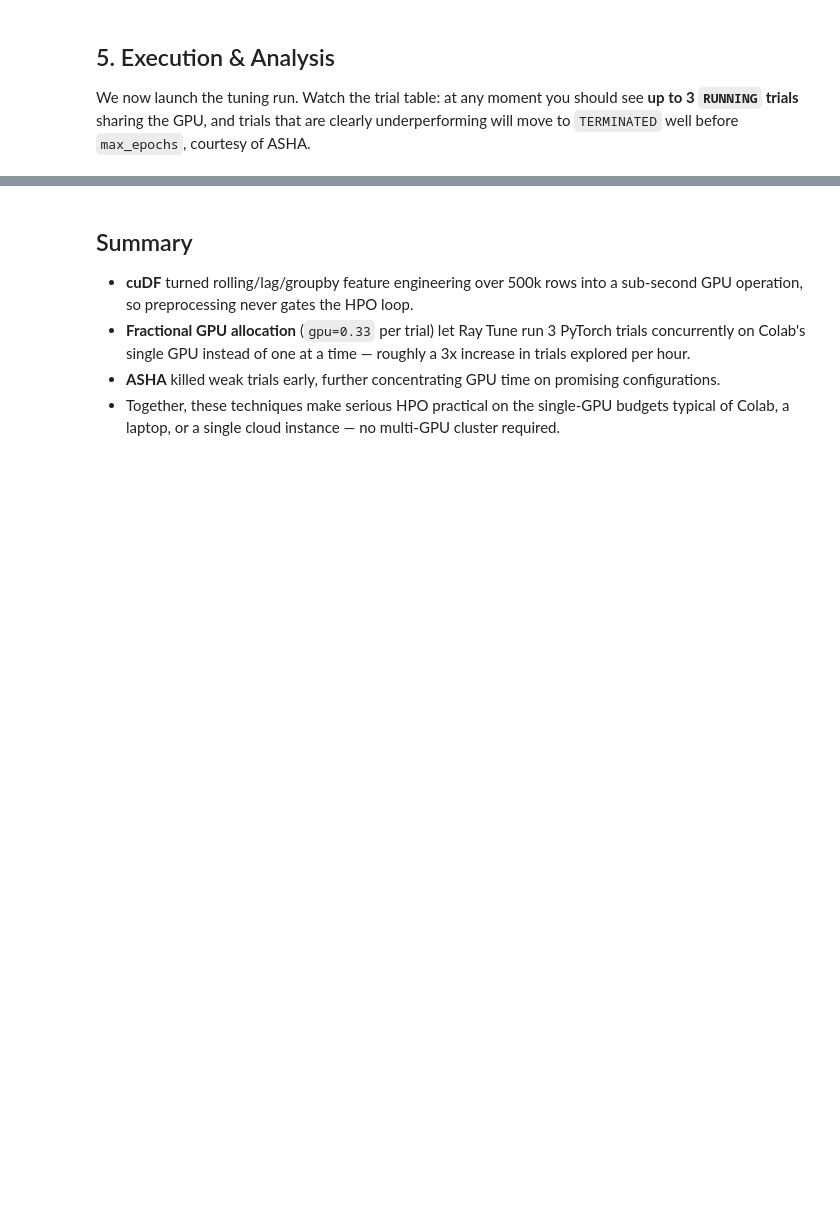
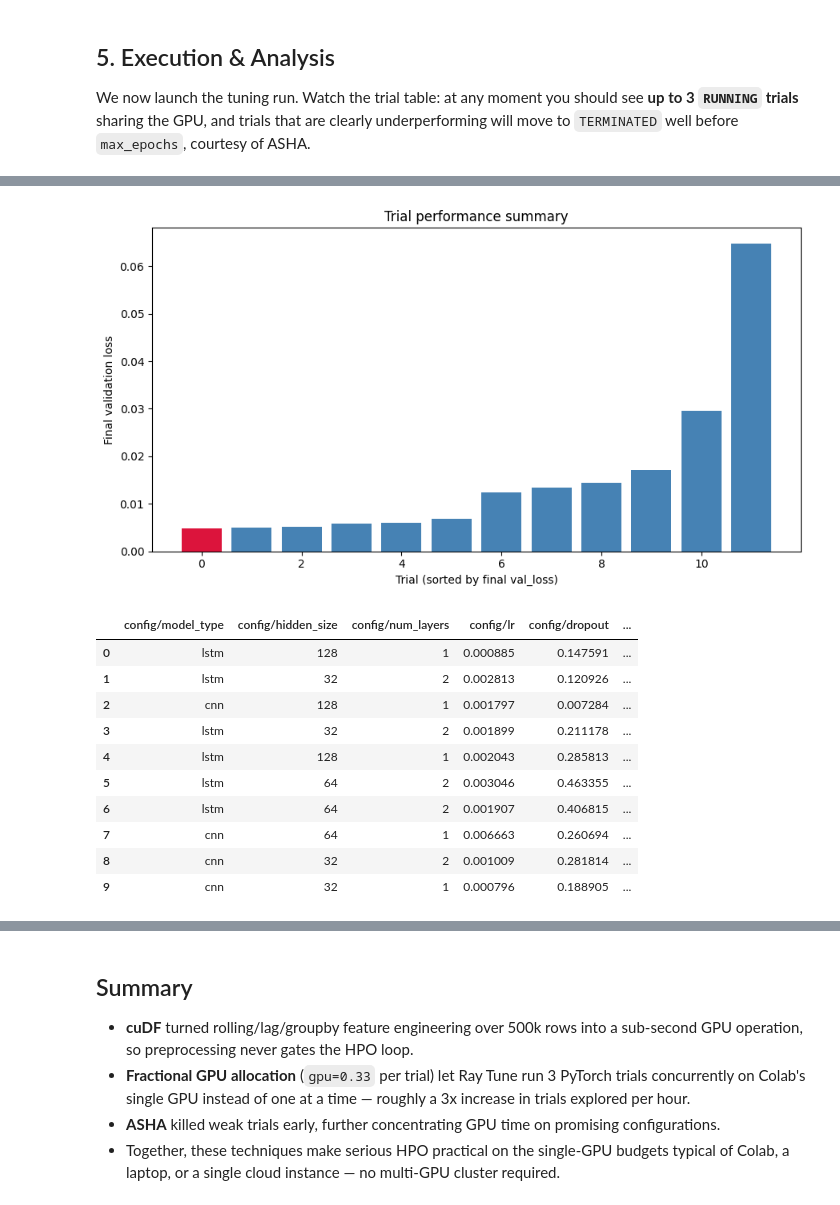
Before and after one commit to D-Barradas/Accelerated-Data-Science-with-RAPIDS, a Jupyter notebook: part4/4-04_HPO_RayTune_Fractional_GPU_RAPIDS.ipynb, the cells around one changed output, grey strips where cells are left out. Cells and saved outputs as stored; diff of their text form; code cells hidden in the pictures; blank space fills up the shorter version.

```diff
--- a/part4/4-04_HPO_RayTune_Fractional_GPU_RAPIDS.ipynb
+++ b/part4/4-04_HPO_RayTune_Fractional_GPU_RAPIDS.ipynb
@@ -197,19 +232,3 @@ print(f"Train sequences: {X_train.shape[0]:,} | Val sequences: {X_val.shape[0]:,
 ### Handing data to PyTorch
 
 We convert the CuPy arrays to host NumPy arrays (via a zero-copy DLPack GPU tensor) before building `TensorDataset`/`DataLoader` objects. We move to host memory at this point because **Ray Tune trials run in separate worker processes**: a `DataLoader` holding live CUDA tensors cannot be pickled and shared across process boundaries, so each trial reconstructs its own `DataLoader` from shared NumPy arrays (Section 4) and moves batches to its assigned GPU fraction itself.
-# %%
-def cupy_to_numpy(arr: cp.ndarray) -> np.ndarray:
-    """Convert a CuPy array to a host NumPy array via a zero-copy DLPack GPU tensor."""
-    return from_dlpack(arr.toDlpack()).cpu().numpy()
-
-
-X_train_np, y_train_np = cupy_to_numpy(X_train), cupy_to_numpy(y_train)
-X_val_np, y_val_np = cupy_to_numpy(X_val), cupy_to_numpy(y_val)
-
-# Demonstrate the direct cuDF -> PyTorch path: build TensorDataset/DataLoader objects.
-train_dataset = TensorDataset(torch.from_numpy(X_train_np), torch.from_numpy(y_train_np))
-val_dataset = TensorDataset(torch.from_numpy(X_val_np), torch.from_numpy(y_val_np))
-
-demo_loader = DataLoader(train_dataset, batch_size=128, shuffle=True)
-xb, yb = next(iter(demo_loader))
-print(f"Example batch: X={tuple(xb.shape)}, y={tuple(yb.shape)}, dtype={xb.dtype}")
@@ -418,0 +460,24 @@ results = tuner.fit()
+# %%
+# Run the HPO search. This call blocks until all trials complete or are pruned.
+# The trials will now correctly initialize as the data is passed via host memory.
+# We ensure no deprecated verbose strings are passed to avoid the AttributeError.
+# results = tuner.fit()
+
+results = tune.run(
+    trainable_with_data,
+    config=search_space,
+    metric='val_loss',
+    mode='min',
+    num_samples=12,
+    scheduler=scheduler,
+    resources_per_trial=resources,
+    name=run_name,
+    verbose=1,
+    reuse_actors=False, # Explicitly set to False to prevent issues with stale actor states
+    storage_path='/tmp/ray_results', # Explicitly set a storage path to prevent issues with lingering temporary directories
+    keep_checkpoints_num=1, # Keep only the best/latest checkpoint per trial to limit disk use
+    checkpoint_score_attr='val_accuracy', # Rank checkpoints by validation accuracy
+    max_concurrent_trials=3, # matches 1 GPU / 0.33 GPU-per-trial
+    # max_failures=5, # Allow up to 5 trial failures before stopping the experiment
+    raise_on_failed_trial=False # Do not immediately raise an exception on trial failure
+)
@@ -451,19 +581,32 @@ plt.show()
 # %%
 # Summarize final performance across all trials as a bar chart, sorted best-to-worst.
-result_df = results.get_dataframe()
+result_df = results.results_df
 result_df = result_df.sort_values("val_loss").reset_index(drop=True)
 
 fig, ax = plt.subplots(figsize=(9, 5))
 colors = ["crimson" if i == 0 else "steelblue" for i in range(len(result_df))]
 ax.bar(range(len(result_df)), result_df["val_loss"], color=colors)
 ax.set_xlabel("Trial (sorted by final val_loss)")
 ax.set_ylabel("Final validation loss")
 ax.set_title("Trial performance summary")
 plt.tight_layout()
 plt.show()
 
 result_df[["config/model_type", "config/hidden_size", "config/num_layers",
            "config/lr", "config/dropout", "config/batch_size", "val_loss"]].head(10)
+# %% [output]
+[figure, added]
+|  | config/model_type | config/hidden_size | config/num_layers | config/lr | config/dropout | ... |
+| 0 | lstm | 128 | 1 | 0.000885 | 0.147591 | ... |
+| 1 | lstm | 32 | 2 | 0.002813 | 0.120926 | ... |
+| 2 | cnn | 128 | 1 | 0.001797 | 0.007284 | ... |
+| 3 | lstm | 32 | 2 | 0.001899 | 0.211178 | ... |
+| 4 | lstm | 128 | 1 | 0.002043 | 0.285813 | ... |
+| 5 | lstm | 64 | 2 | 0.003046 | 0.463355 | ... |
+| 6 | lstm | 64 | 2 | 0.001907 | 0.406815 | ... |
+| 7 | cnn | 64 | 1 | 0.006663 | 0.260694 | ... |
+| 8 | cnn | 32 | 2 | 0.001009 | 0.281814 | ... |
+| 9 | cnn | 32 | 1 | 0.000796 | 0.188905 | ... |
 # %%
 # Clean resource teardown: release the Ray cluster and clear the driver's CUDA cache.
 ray.shutdown()
```
Also changed, not shown: parts of 18 cells of this notebook.
